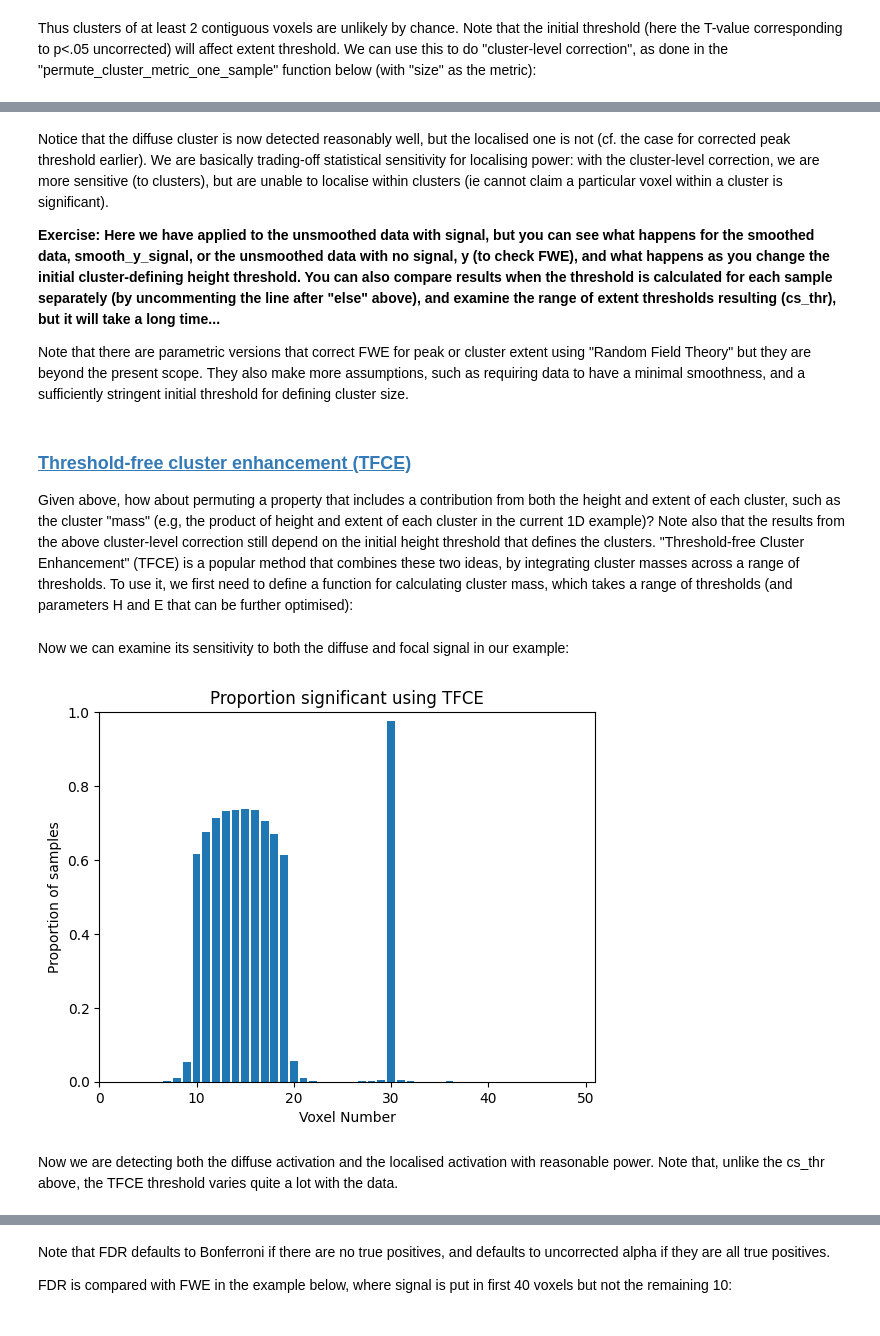
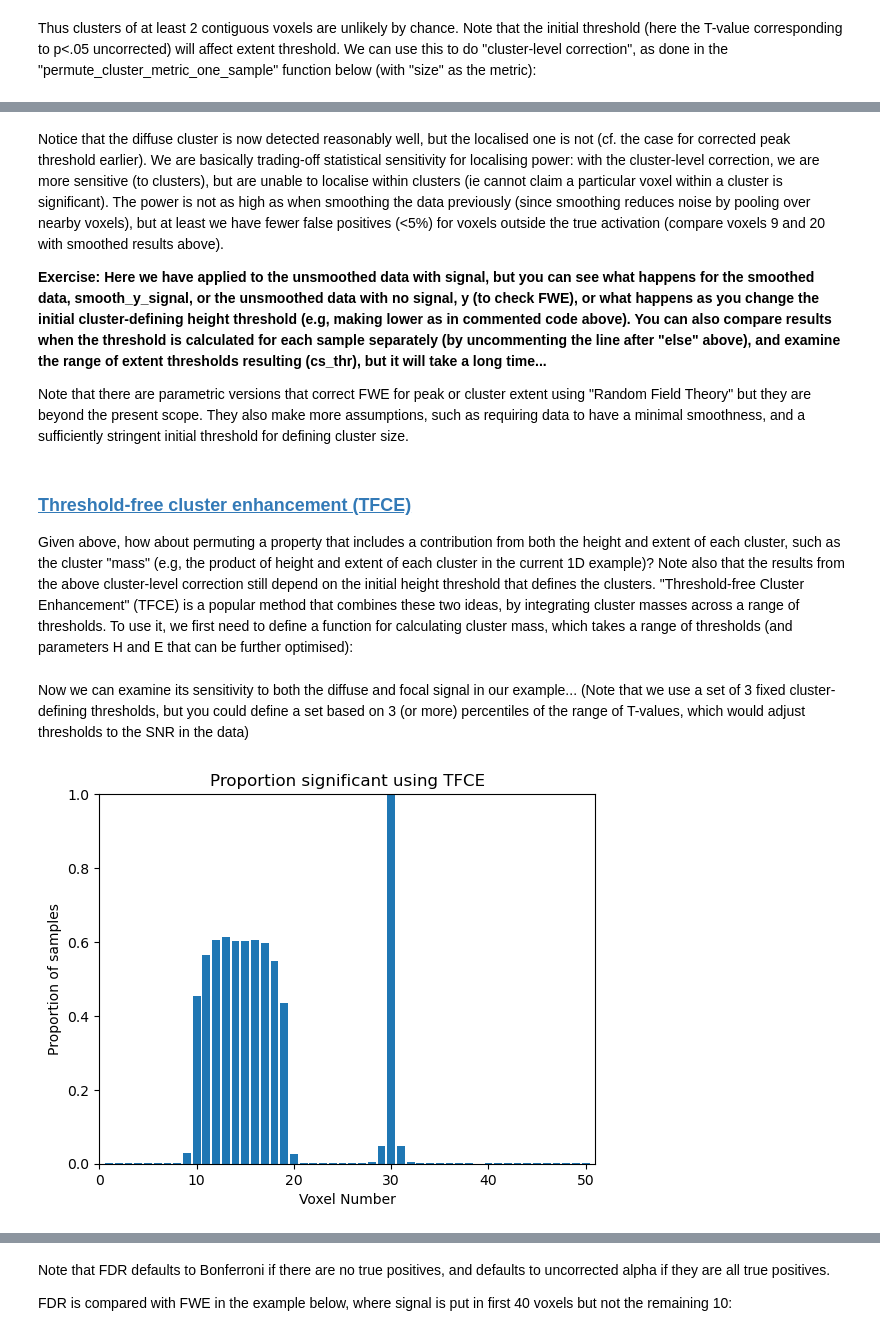
Before and after one commit to MRC-CBU/COGNESTIC, a Jupyter notebook: 03_Statistics/nb03_general_stats.ipynb, the cells around one changed output, grey strips where cells are left out. Drawn from its saved outputs; the diff is of its cells as text; code cells hidden in the pictures.

```diff
--- a/03_Statistics/nb03_general_stats.ipynb
+++ b/03_Statistics/nb03_general_stats.ipynb
@@ -746,16 +746,16 @@ With only 50 voxels and hence small range of cluster sizes, we need to lower the
 # %%
 num_samp = int(1e4) # reduce if need to speed up
-cluster_defining_Tval = np.array([0.5]) # initial cluster-defining height threshold
+#cluster_defining_Tval = 0.5 # if want to reduce initial cluster-defining height threshold
 cs = np.empty([num_samp,num_tests])
 cs_thr = np.empty(num_samp)
 for s in range(num_samp):
     ys = np.squeeze(y_signal[:,:,s])
     T = one_t(ys)
-    if s==1: # Faster to estimate from one sample, since all samples asymptotically equivalent
-        cs_thr[s] = permute_cluster_metric_one_sample(ys,cluster_defining_Tval,alpha,num_rand,'size')
+    if s==0: # Faster to estimate from one sample, since all samples asymptotically equivalent
+        cs_thr[s] = permute_cluster_metric_one_sample(ys,np.array([cluster_defining_Tval]),alpha,num_rand,'size')
     else:
-        cs_thr[s] = cs_thr[1]
-    #    cs_thr[s] = permute_cluster_metric_one_sample(ys,cluster_defining_Tval,alpha,num_rand,'size')
+        cs_thr[s] = cs_thr[0]
+    #    cs_thr[s] = permute_cluster_metric_one_sample(ys,np.array([cluster_defining_Tval]),alpha,num_rand,'size')
     cs[s,:] = label_with_cluster_size(T,cluster_defining_Tval)
     cs[s,:] = (cs[s,:] > cs_thr[s])
 plt.figure(); plt.bar(np.arange(1, num_tests+1), np.sum(cs, axis=0) / num_samp)
@@ -769,12 +769,12 @@ pr = np.sum(np.any(cs, axis=1)) / num_samp
 # %% [markdown]
-Notice that the diffuse cluster is now detected reasonably well, but the localised one is not (cf. the case for corrected peak threshold earlier). We are basically trading-off statistical sensitivity for localising power: with the cluster-level correction, we are more sensitive (to clusters), but are unable to localise within clusters (ie cannot claim a particular voxel within a cluster is significant).
+Notice that the diffuse cluster is now detected reasonably well, but the localised one is not (cf. the case for corrected peak threshold earlier). We are basically trading-off statistical sensitivity for localising power: with the cluster-level correction, we are more sensitive (to clusters), but are unable to localise within clusters (ie cannot claim a particular voxel within a cluster is significant). The power is not as high as when smoothing the data previously (since smoothing reduces noise by pooling over nearby voxels), but at least we have fewer false positives (<5%) for voxels outside the true activation (compare voxels 9 and 20 with smoothed results above).
 
-**Exercise: Here we have applied to the unsmoothed data with signal, but you can see what happens for the smoothed data, smooth_y_signal, or the unsmoothed data with no signal, y (to check FWE), and what happens as you change the initial cluster-defining height threshold. You can also compare results when the threshold is calculated for each sample separately (by uncommenting the line after "else" above), and examine the range of extent thresholds resulting (cs_thr), but it will take a long time...**
+**Exercise: Here we have applied to the unsmoothed data with signal, but you can see what happens for the smoothed data, smooth_y_signal, or the unsmoothed data with no signal, y (to check FWE), or what happens as you change the initial cluster-defining height threshold (e.g, making lower as in commented code above). You can also compare results when the threshold is calculated for each sample separately (by uncommenting the line after "else" above), and examine the range of extent thresholds resulting (cs_thr), but it will take a long time...**
 
 Note that there are parametric versions that correct FWE for peak or cluster extent using "Random Field Theory" but they are beyond the present scope. They also make more assumptions, such as requiring data to have a minimal smoothness, and a sufficiently stringent initial threshold for defining cluster size.
 # %% [markdown]
 <a id='toc1_5_3_'></a>
-### [Threshold-free cluster enhancement (TFCE)](#toc0_)
+### <a id='toc1_6_3_'></a>[Threshold-free cluster enhancement (TFCE)](#toc0_)
 
 Given above, how about permuting a property that includes a contribution from both the height and extent of each cluster, such as the cluster "mass" (e.g, the product of height and extent of each cluster in the current 1D example)? Note also that the results from the above cluster-level correction still depend on the initial height threshold that defines the clusters. "Threshold-free Cluster Enhancement" (TFCE) is a popular method that combines these two ideas, by integrating cluster masses across a range of thresholds. To use it, we  first need to define a function for calculating cluster mass, which takes a range of thresholds (and parameters H and E that can be further optimised):
 # %%
@@ -790,30 +790,30 @@ def label_with_cluster_TFCE(x,thrs,H=1,E=1):
         dp = ep - sp  # Length of segments
         for c in range(len(dp)): # Fill cm with the masses of segments
             cm = dp[c]**E * x[sp[c]:ep[c]]**H
-            TFCE[sp[c]:ep[c]] = TFCE[sp[c]:ep[c]] + cm
+            TFCE[sp[c]:ep[c]] = TFCE[sp[c]:ep[c]] + np.sum(cm)
     return TFCE
-# %% [markdown]
-Now we can examine its sensitivity to both the diffuse and focal signal in our example:
+# %% [markdown]
+Now we can examine its sensitivity to both the diffuse and focal signal in our example... (Note that we use a set of 3 fixed cluster-defining thresholds, but you could define a set based on 3 (or more) percentiles of the range of T-values, which would adjust thresholds to the SNR in the data)
 # %%
+p_range = np.array([0.05, 0.01, 0.001]) # range of cluster-defining p-values (can add more, but will take more time)
+T_range = Tinv(samp_size-1, 1-p_range)  # ...equivalent T-values
+
 cm = np.empty([num_samp,num_tests])
 cm_thr = np.empty(num_samp)
 for s in range(num_samp):
     ys = np.squeeze(y_signal[:,:,s])
     T = one_t(ys)
-    thrs = np.percentile(T, np.arange(60, 91, 10)) # Choose 4 thresholds so not too slow
-    if s==1: # Faster to estimate from one sample, since all samples asymptotically equivalent
-        cm_thr[s] = permute_cluster_metric_one_sample(ys,thrs,alpha,num_rand,'TFCE')
+    if s==0: # Faster to estimate from one sample, since all samples asymptotically equivalent
+        cm_thr[s] = permute_cluster_metric_one_sample(ys,T_range,alpha,num_rand,'TFCE')
     else:
-        cm_thr[s] = cm_thr[1]
-    #    cm_thr[s] = permute_cluster_metric_one_sample(ys,thrs,alpha,num_rand,'TFCE')
-    cm[s,:] = label_with_cluster_TFCE(T,thrs)
+        cm_thr[s] = cm_thr[0]
+    #    cm_thr[s] = permute_cluster_metric_one_sample(ys,T_range,alpha,num_rand,'TFCE')
+    cm[s,:] = label_with_cluster_TFCE(T,T_range)
     cm[s,:] = (cm[s,:] > cm_thr[s])
 plt.figure(); plt.bar(np.arange(1, num_tests+1), np.sum(cm, axis=0) / num_samp)
 plt.title('Proportion significant using TFCE'); plt.axis([0, num_tests+1, 0, 1]);
 plt.xlabel('Voxel Number'); plt.ylabel('Proportion of samples');
 pr = np.sum(np.any(cm, axis=1)) / num_samp
 #print(f'Family-wise positive rate using TFCE = {pr:.3f}')
 # %% [output]
-[figure, old version]
+[figure, new version]
-# %% [markdown]
-Now we are detecting both the diffuse activation and the localised activation with reasonable power. Note that, unlike the cs_thr above, the TFCE threshold varies quite a lot with the data.
```
Also changed, not shown: parts of 80 cells of this notebook.
